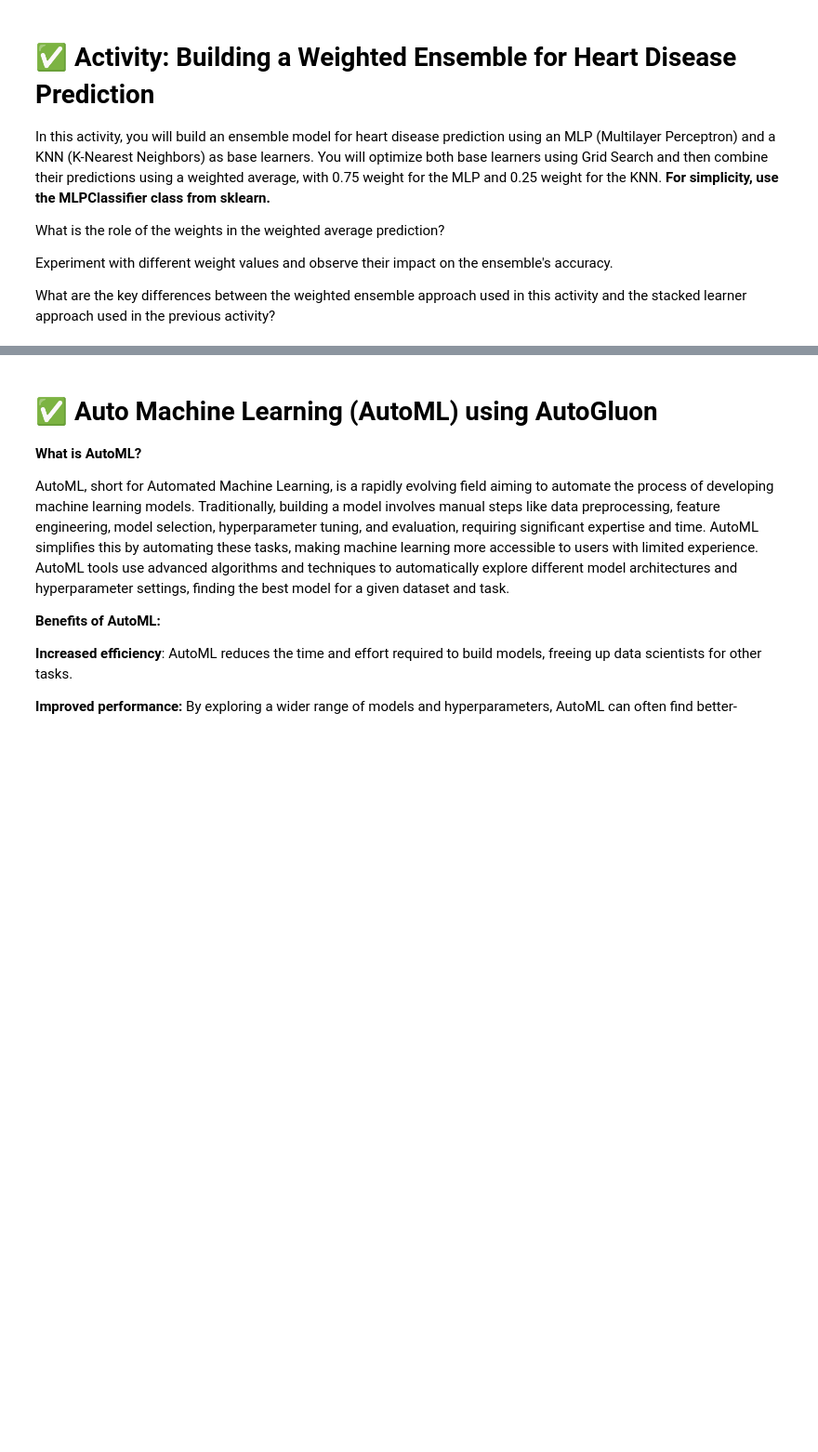
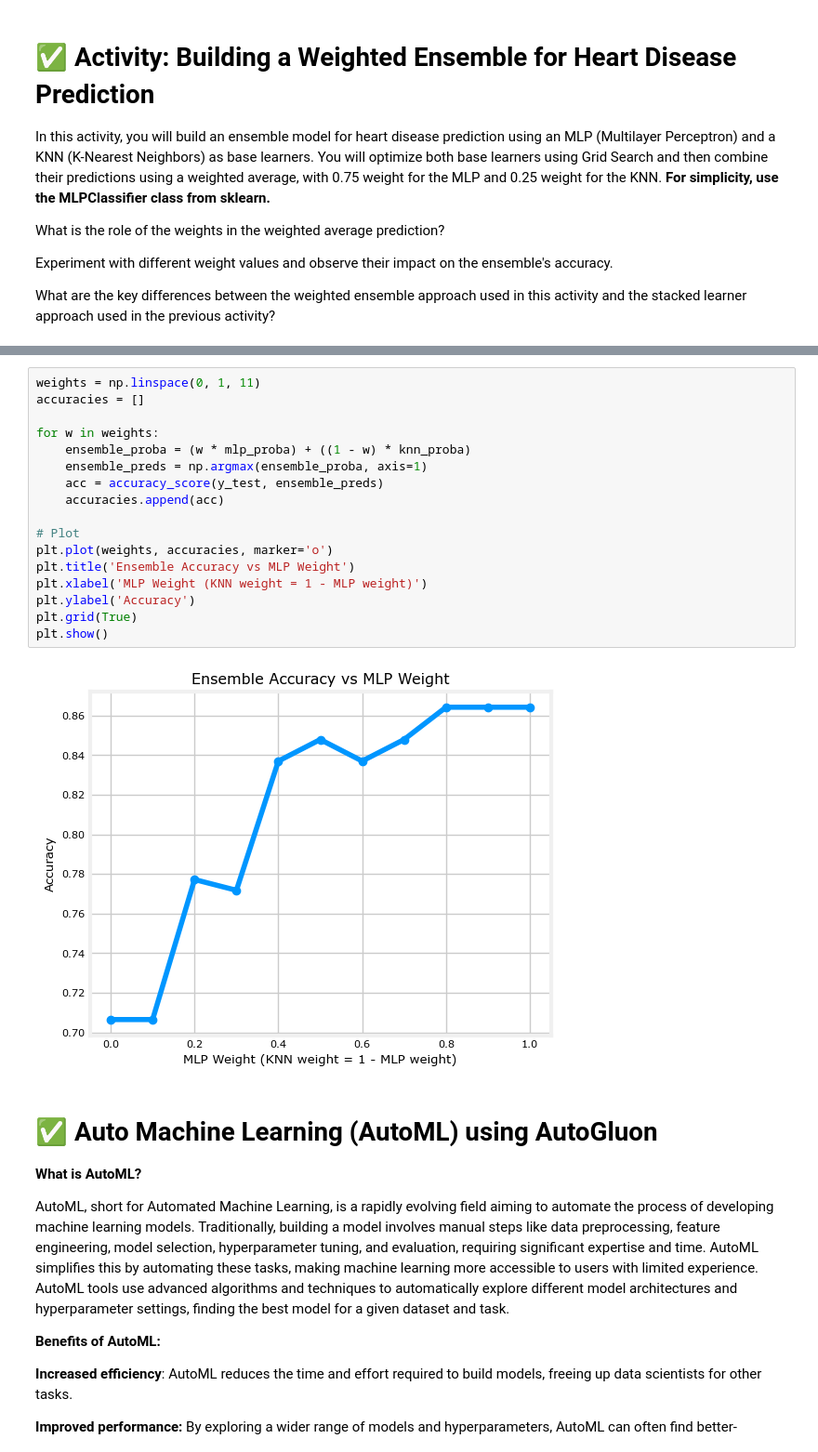
Before and after one commit to JeffAsDRK/Semana_3_AS, a Jupyter notebook: Decision_Trees,_Random_Forest,_Stacked_Ensembles,_XGBoost,_AutoGluon.ipynb, the cells around one changed output, grey strips where cells are left out. Shown: that part at 93% size. Cells and saved outputs as stored; diff of their text form; blank space fills up the shorter version.

```diff
--- a/Decision_Trees,_Random_Forest,_Stacked_Ensembles,_XGBoost,_AutoGluon.ipynb
+++ b/Decision_Trees,_Random_Forest,_Stacked_Ensembles,_XGBoost,_AutoGluon.ipynb
@@ -490,3 +705,22 @@ What are the key differences between the weighted ensemble approach used in this
+# %%
+weights = np.linspace(0, 1, 11)
+accuracies = []
+
+for w in weights:
+    ensemble_proba = (w * mlp_proba) + ((1 - w) * knn_proba)
+    ensemble_preds = np.argmax(ensemble_proba, axis=1)
+    acc = accuracy_score(y_test, ensemble_preds)
+    accuracies.append(acc)
+
+# Plot
+plt.plot(weights, accuracies, marker='o')
+plt.title('Ensemble Accuracy vs MLP Weight')
+plt.xlabel('MLP Weight (KNN weight = 1 - MLP weight)')
+plt.ylabel('Accuracy')
+plt.grid(True)
+plt.show()
+# %% [output]
+[figure, added]
 # %% [markdown]
 # ✅ Auto Machine Learning (AutoML) using AutoGluon
 
```
Also changed, not shown: parts of 10 cells of this notebook.
